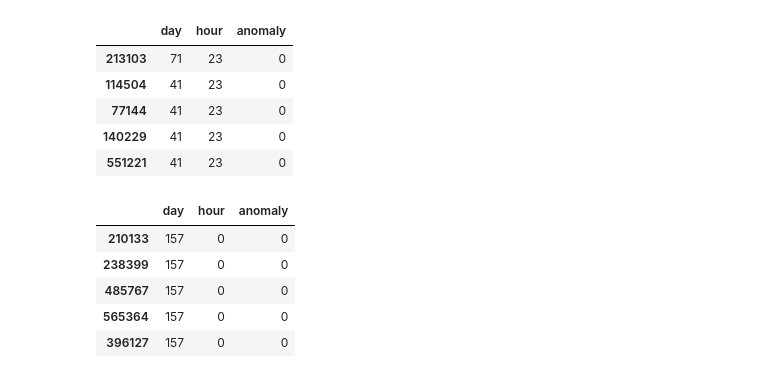
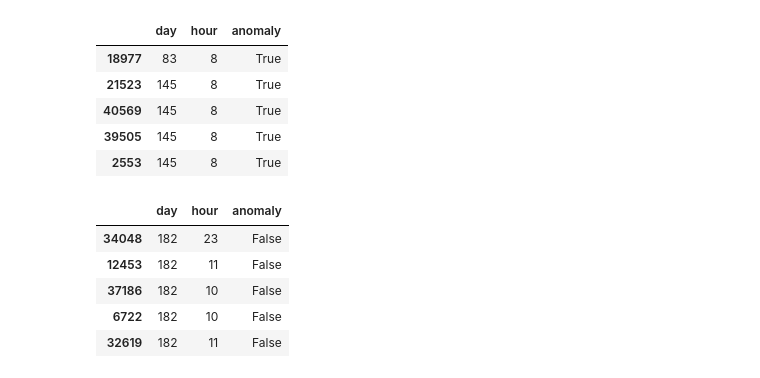
Before and after one commit to pankovakris/coursera, a Jupyter notebook: блокнот_"hse_ml_week3_ipynb".ipynb, the cells around one changed output. Drawn from its saved outputs; the diff is of its cells as text; code cells hidden in the pictures.

```diff
--- a/блокнот_"hse_ml_week3_ipynb".ipynb
+++ b/блокнот_"hse_ml_week3_ipynb".ipynb
@@ -83,41 +75,35 @@ df.head()
 # %%
-import datetime
-
-
 def create_features(data_frame):
     X = pd.concat([
       data_frame.pickup_datetime.apply(lambda x: x.timetuple().tm_yday),
       data_frame.pickup_datetime.apply(lambda x: x.hour),
-      data_frame.trip_duration.apply(lambda x: int(x > 900000) )
+      data_frame.pickup_datetime.apply(lambda x: x.day in (23, 24) )
      ], axis=1, keys=['day', 'hour', 'anomaly']
     )
 
     return X, data_frame.log_trip_duration
-
-
-# your code here
 # %%
 X_train, y_train = create_features(df_train)
-X_train = X_train.sort_values(by='hour', ascending=False)
+X_train = X_train.sort_values(by='anomaly', ascending=False)
 X_train.head()
 # %% [output]
 |  | day | hour | anomaly |
-| 213103 | 71 | 23 | 0 |
-| 114504 | 41 | 23 | 0 |
-| 77144 | 41 | 23 | 0 |
-| 140229 | 41 | 23 | 0 |
-| 551221 | 41 | 23 | 0 |
+| 18977 | 83 | 8 | True |
+| 21523 | 145 | 8 | True |
+| 40569 | 145 | 8 | True |
+| 39505 | 145 | 8 | True |
+| 2553 | 145 | 8 | True |
 # %%
 X_test, y_test = create_features(df_train)
 X_test = X_test.sort_values(by='day', ascending=False)
 X_test.head()
 # %% [output]
 |  | day | hour | anomaly |
-| 210133 | 157 | 0 | 0 |
-| 238399 | 157 | 0 | 0 |
-| 485767 | 157 | 0 | 0 |
-| 565364 | 157 | 0 | 0 |
-| 396127 | 157 | 0 | 0 |
+| 34048 | 182 | 23 | False |
+| 12453 | 182 | 11 | False |
+| 37186 | 182 | 10 | False |
+| 6722 | 182 | 10 | False |
+| 32619 | 182 | 11 | False |
 # %%
 %time new_X_train, new_y_train = create_features(df_train)
 # %% [output]
```
Also changed, not shown: parts of 18 cells of this notebook.
